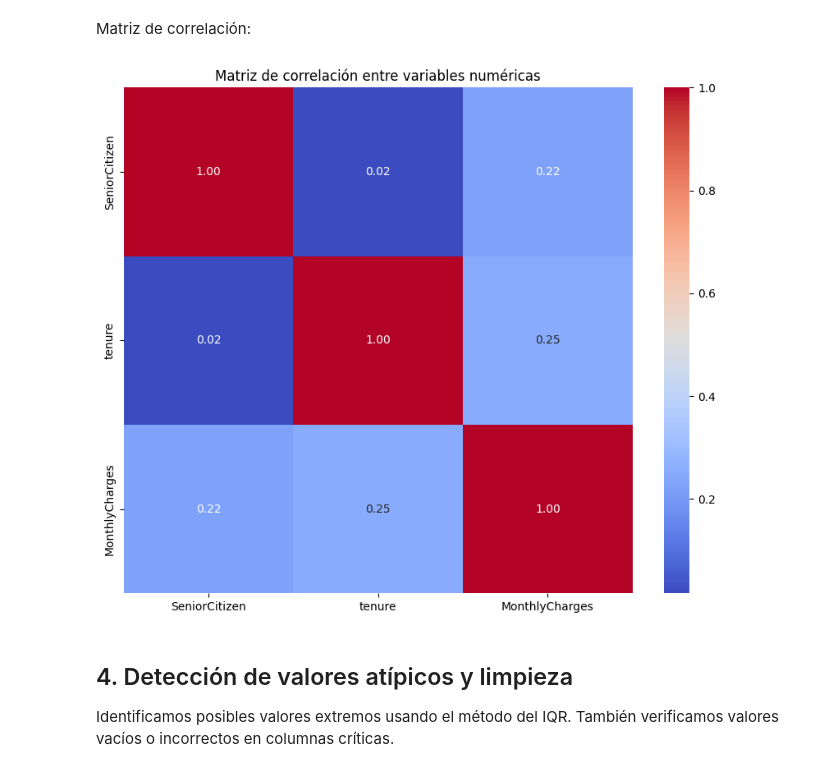
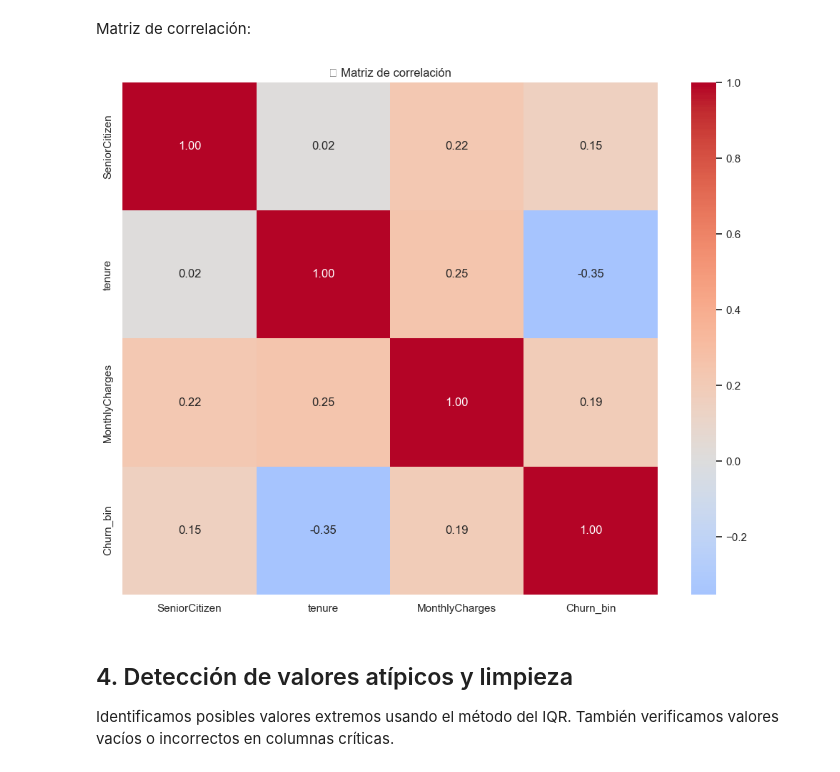
Before and after one commit to GuilledGeo/churn-prediction, a Jupyter notebook: notebooks/eda.ipynb, the cells around one changed output. Cells and saved outputs as stored; diff of their text form; code cells hidden in the pictures.

```diff
--- a/notebooks/eda.ipynb
+++ b/notebooks/eda.ipynb
@@ -4,8 +4,3 @@
 ## 1. Carga y descripción inicial
 
 En esta sección cargamos los datos, revisamos la estructura general del dataset y detectamos posibles problemas iniciales como valores nulos o tipos de datos inconsistentes.
-# %%
-%matplotlib inline
-import matplotlib.pyplot as plt
-import seaborn as sns
-sns.set(style="whitegrid")  # Estilo más limpio
@@ -32,0 +31,7 @@ dtype: float64
+# %%
+import pandas as pd
+
+df = pd.read_csv("../data/raw/customer_churn.csv")
+
+# Primeras filas
+df.head()
@@ -138,13 +239,22 @@ for col in numericas:
 # %% [markdown]
 Matriz de correlación:
+# %%
+df["Churn_bin"] = df["Churn"].map({"No": 0, "Yes": 1})
+
+num_vars = df.select_dtypes(include=["int64", "float64"]).columns.tolist()
+
+corr_matrix = df[num_vars].corr()
 # %%
-corr = df[numericas].corr()
+import matplotlib.pyplot as plt
+import seaborn as sns
+
 plt.figure(figsize=(10, 8))
-sns.heatmap(corr, annot=True, cmap="coolwarm", fmt=".2f")
-plt.title("Matriz de correlación entre variables numéricas")
+sns.heatmap(corr_matrix, annot=True, fmt=".2f", cmap="coolwarm", center=0)
+plt.title("🔗 Matriz de correlación")
+plt.tight_layout()
 plt.show()
 # %% [output]
-[figure, old version]
+[figure, new version]
 # %% [markdown]
 ## 4. Detección de valores atípicos y limpieza
 
```
Also changed, not shown: parts of 16 cells of this notebook.
